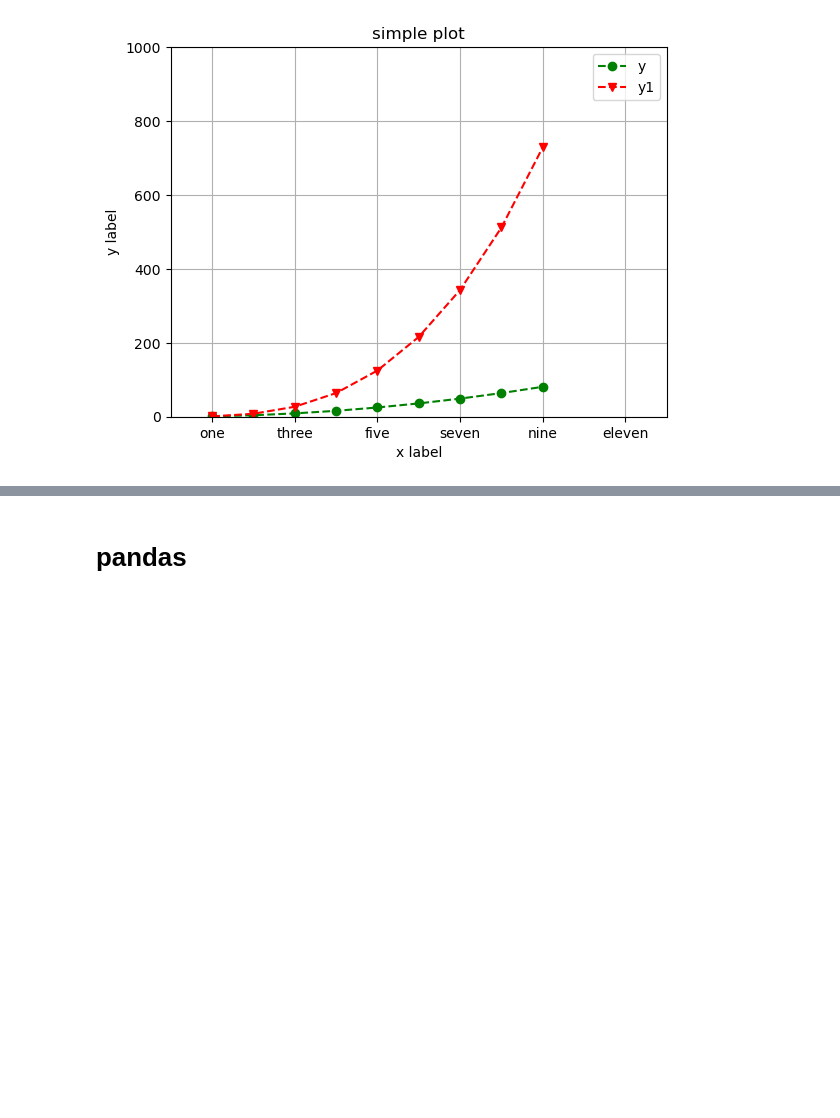
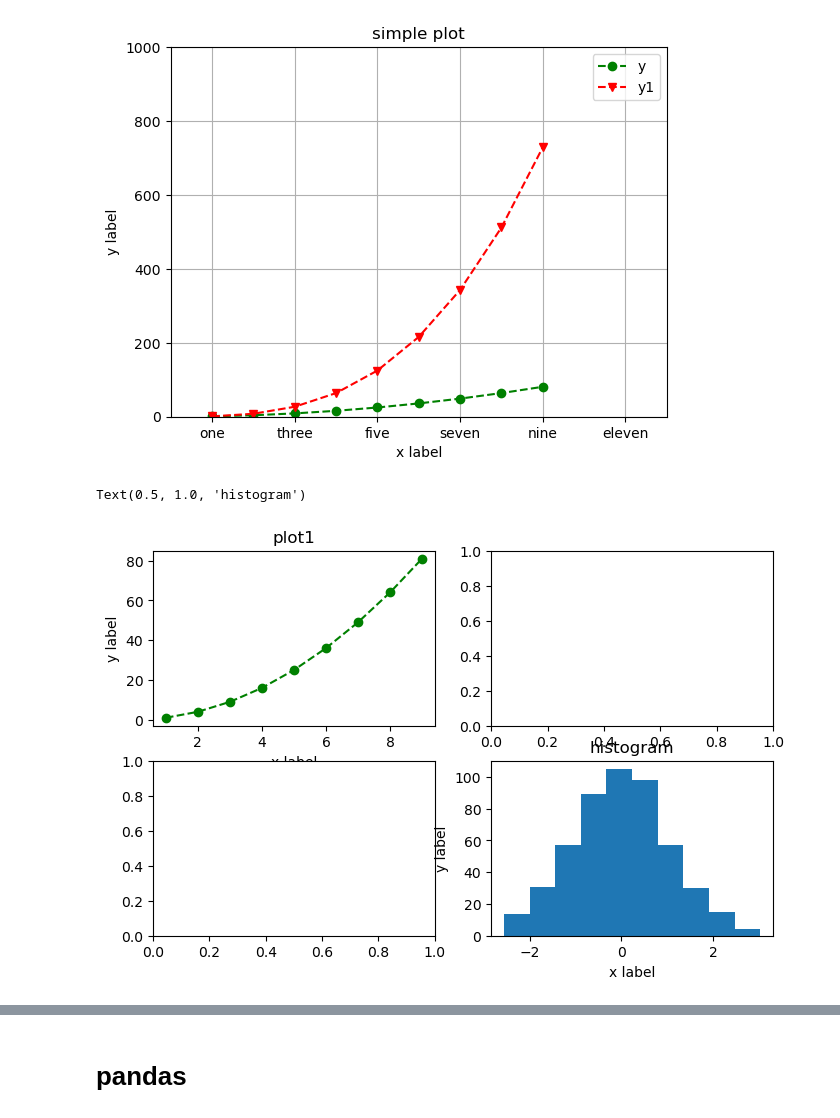
Before and after one commit to STAT2255/2023, a Jupyter notebook: notes/note11_Visualization.ipynb, the cells around one changed output, grey strips where cells are left out. Saved outputs shown, nothing was run; the diff lists cells and outputs as text; code cells hidden in the pictures; blank space fills up the shorter version.

```diff
--- a/notes/note11_Visualization.ipynb
+++ b/notes/note11_Visualization.ipynb
@@ -187,10 +187,19 @@ plt.savefig('example.png', dpi=400, bbox_inches='tight', facecolor="white")
 # %% [output]
 [figure]
 # %%
-fig, axs = plt.subplots(nrows=2, ncols=2, figsize = (12, 10))
+fig, axs = plt.subplots(nrows=2, ncols=2, figsize = (8, 5))
 # plot 1
 axs[0,0].plot(x,y, linestyle = '--', color = 'g', marker = 'o', label = 'y')
 axs[0,0].set_xlabel("x label")
 axs[0,0].set_ylabel("y label")
 axs[0,0].set_title("plot1")
+# histogram
+
+axs[1,1].hist(np.random.randn(500))
+axs[1,1].set_xlabel("x label")
+axs[1,1].set_ylabel("y label")
+axs[1,1].set_title("histogram")
+# %% [output]
+Text(0.5, 1.0, 'histogram')
+[figure, added]
 # %%
```
Also changed, not shown: parts of 27 cells of this notebook.
